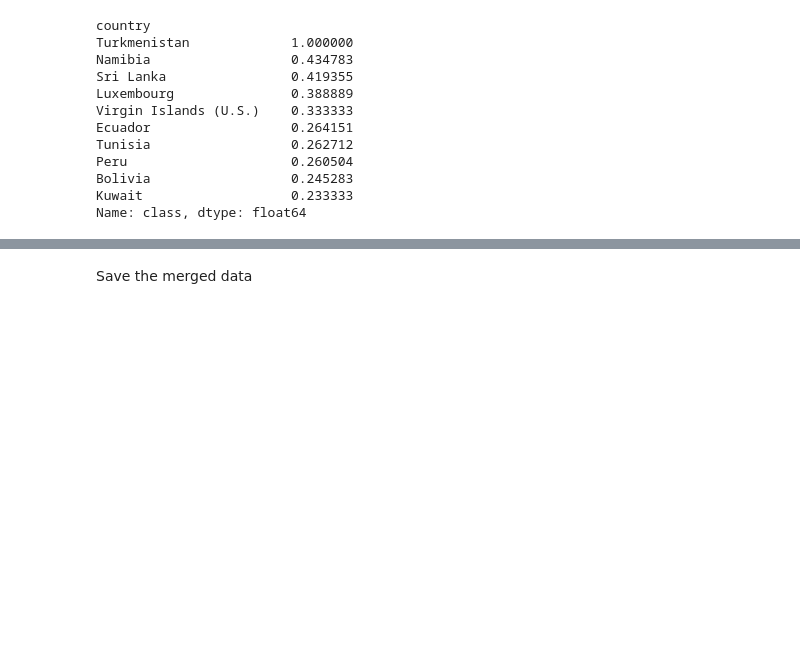
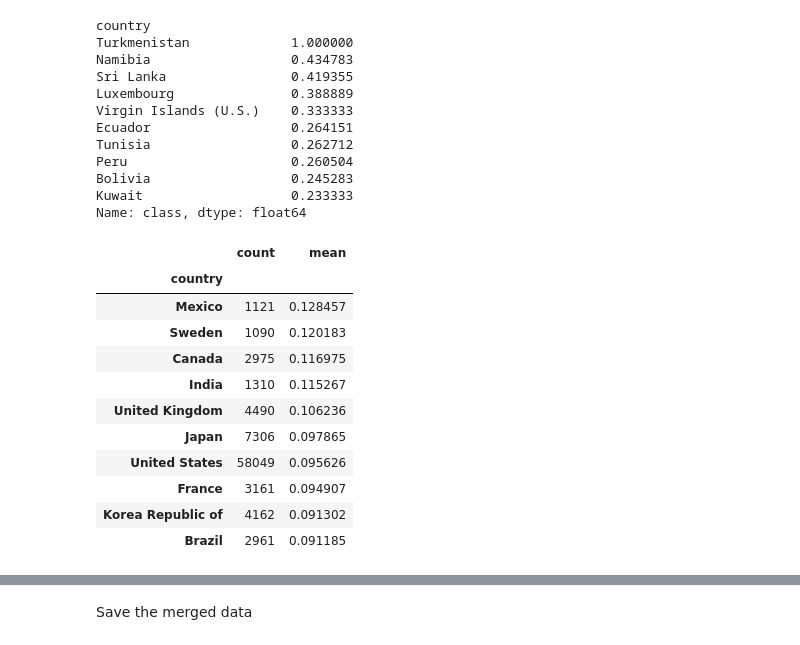
Before and after one commit to selamasnake/fraud-detection, a Jupyter notebook: notebooks/eda_fraud_data.ipynb, the cells around one changed output, grey strips where cells are left out. Saved outputs shown, nothing was run; the diff lists cells and outputs as text; code cells hidden in the pictures; blank space fills up the shorter version.

```diff
--- a/notebooks/eda_fraud_data.ipynb
+++ b/notebooks/eda_fraud_data.ipynb
@@ -282,4 +282,24 @@ Peru                     0.260504
 Bolivia                  0.245283
 Kuwait                   0.233333
 Name: class, dtype: float64
+# %%
+# Calculate both count and mean at the same time
+country_stats = data_cleaned.groupby("country")["class"].agg(['count', 'mean'])
+
+reliable_fraud_rates = country_stats[country_stats['count'] > 1000].sort_values(by='mean', ascending=False)
+
+display(reliable_fraud_rates.head(10))
+# %% [output]
+|  | count | mean |
+| country |  |  |
+| Mexico | 1121 | 0.128457 |
+| Sweden | 1090 | 0.120183 |
+| Canada | 2975 | 0.116975 |
+| India | 1310 | 0.115267 |
+| United Kingdom | 4490 | 0.106236 |
+| Japan | 7306 | 0.097865 |
+| United States | 58049 | 0.095626 |
+| France | 3161 | 0.094907 |
+| Korea Republic of | 4162 | 0.091302 |
+| Brazil | 2961 | 0.091185 |
 # %%
```
Also changed, not shown: parts of 4 cells of this notebook, 2 other files.
